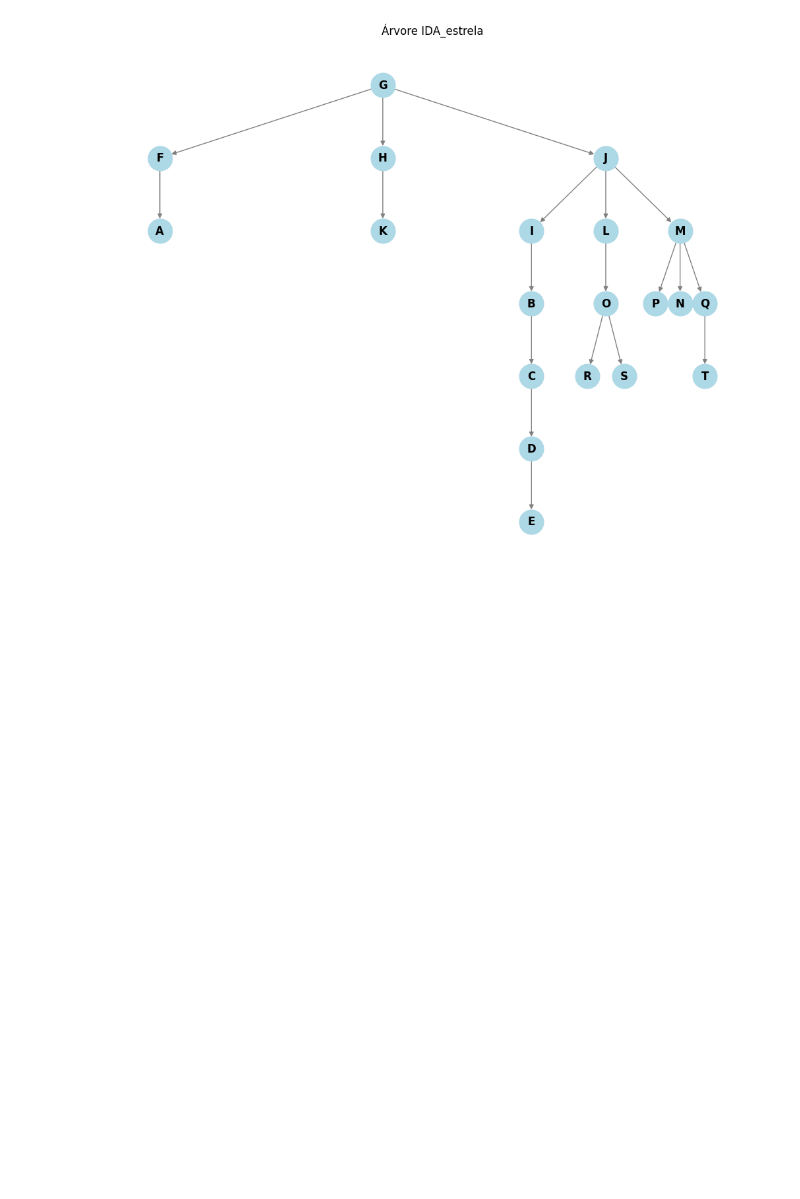
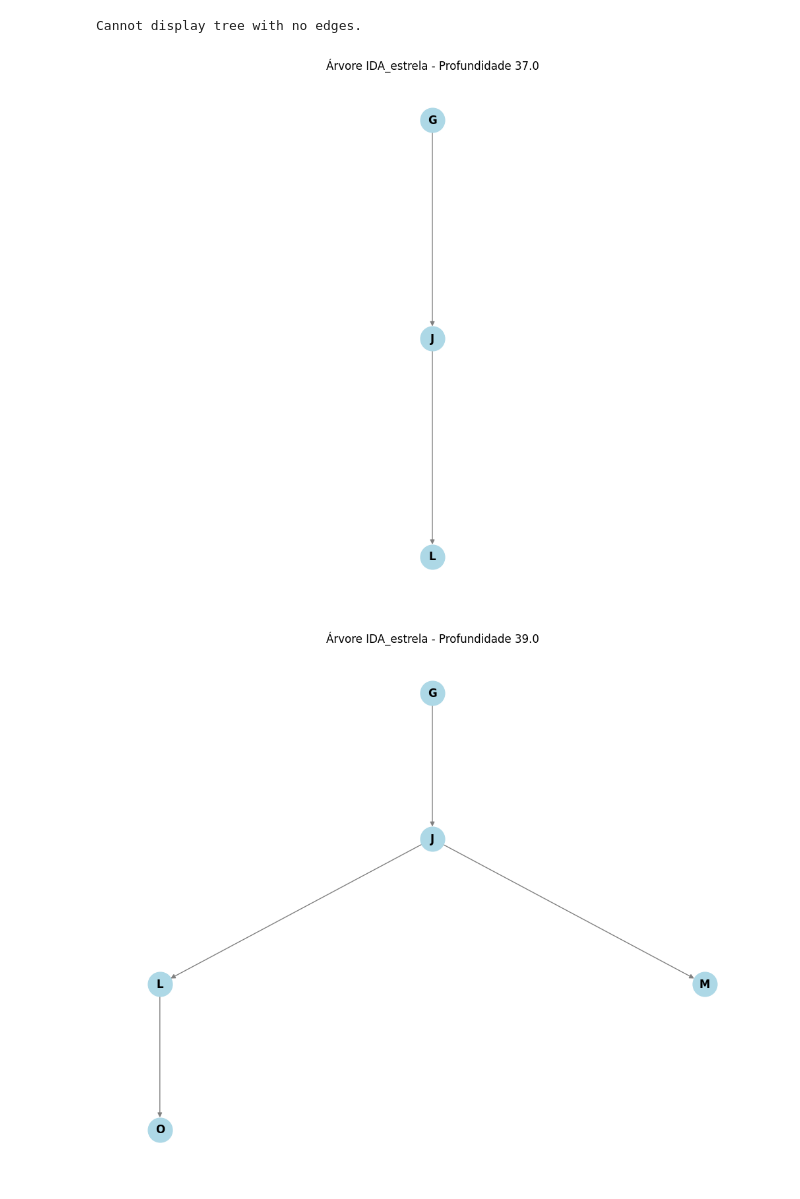
Before and after one commit to rolim520/Algoritmos-Inteligencia-Computacional, a Jupyter notebook: IDA_estrela.ipynb, the cells around one changed output. Saved outputs shown, nothing was run; the diff lists cells and outputs as text; code cells hidden in the pictures; blank space fills up the shorter version.

Commit message:
Visualização das buscas iterativas

```diff
--- a/IDA_estrela.ipynb
+++ b/IDA_estrela.ipynb
@@ -12,6 +12,8 @@ np.set_printoptions(threshold=np.inf)
 def IDA_estrela(inicial, final, matriz_adj, heuristica):
 
     limite = heuristica[inicial]
+    descobertos_t = dict()
+    pais_t = dict()
     while True:
         descobertos = []
         # Conjunto de vertices que não foram explorados
@@ -40,6 +42,7 @@ def IDA_estrela(inicial, final, matriz_adj, heuristica):
         # Inicializa a distancia+heuristica do vertice inicial
         distancia_h[inicial] = 0 + heuristica[inicial]
 
+        print(f"Limite: {limite} ------------------------------------")
         if inicial+1 > len(matriz_adj) or final+1 > len(matriz_adj):
             print("Vertice inicial ou final não existe no grafo")
             return []
@@ -49,6 +52,8 @@ def IDA_estrela(inicial, final, matriz_adj, heuristica):
             v = abertos.pop(obter_indice_de_menor_metrica(abertos, distancia_h))
             if distancia_h[v] == np.inf:
                 print(f"Profundidade {limite}: Sem Solução!", "\n")
+                descobertos_t[limite] = descobertos
+                pais_t[limite] = pais
                 break
             print("Escolhido: ", int_to_letter(v+1))
 
@@ -69,8 +74,9 @@ def IDA_estrela(inicial, final, matriz_adj, heuristica):
                     if distancia[v] + matriz_adj[v][vizinho] + heuristica[vizinho] < prox_limite:
                         prox_limite = distancia[v] + matriz_adj[v][vizinho] + heuristica[vizinho]
         if limite == prox_limite:
-            return descobertos, pais
-        print(f"Nova Profundidade: {prox_limite}")
+            descobertos_t[limite] = descobertos
+            pais_t[limite] = pais
+            return descobertos_t, pais_t
         limite = prox_limite
 
 matriz_adj = gerar_matriz_adjacente("grafo.txt")
@@ -79,5 +85,7 @@ inicial, final = letter_to_int("G")-1, letter_to_int("S")-1 # Retorna o número
 
 descobertos, pais = IDA_estrela(inicial, final, matriz_adj, heuristica)
 
-imprimir_resultado(incrementar(descobertos), usarLetras=True)
+for d in descobertos.keys():
+    print(f"Profundidade {d}, ", end="")
+    imprimir_resultado(incrementar(descobertos[d]), usarLetras=True)
 # %% [output]
@@ -101,4 +109,7 @@ Ordem de descoberta:  ['G', 'F', 'H', 'J', 'K', 'I', 'L', 'M', 'C', 'D', 'I', 'M
 # %%
-visualizar_arvore_de_pais(incrementar(pais), usarLetras=True, titulo="Árvore IDA_estrela")
+for p in pais.keys():
+    visualizar_arvore_de_pais(incrementar(pais[p]), usarLetras=True, titulo=f"Árvore IDA_estrela - Profundidade {p}")
 # %% [output]
+Cannot display tree with no edges.
-[figure, old version]
+[figure, new version]
+[figure, added]
```
Also changed, not shown: parts of 3 cells of this notebook, 5 other files.
